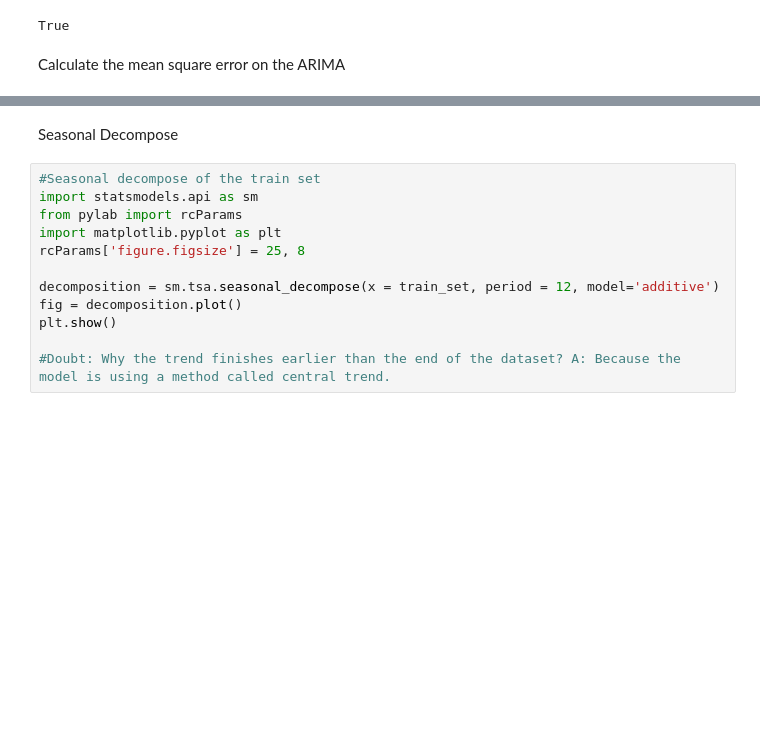
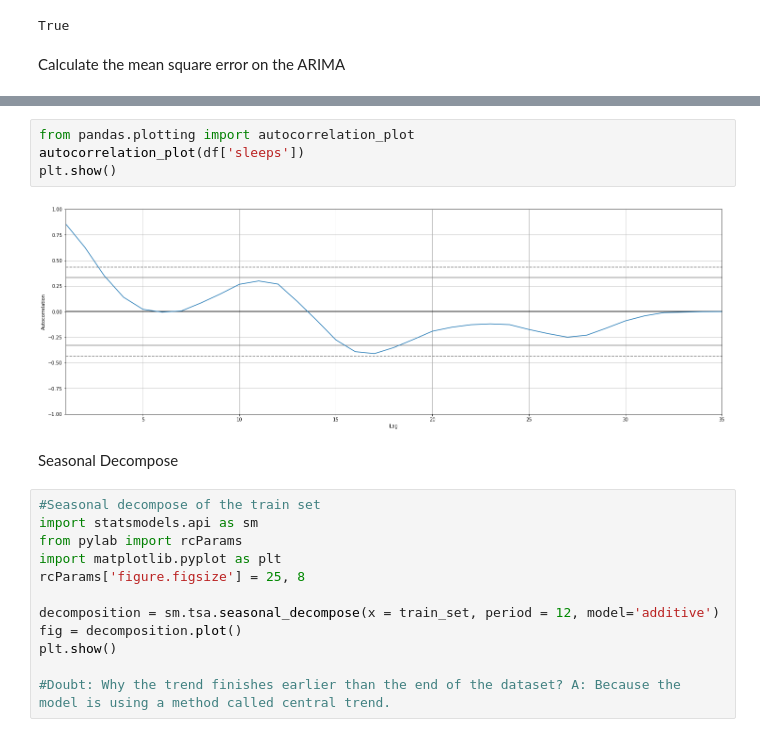
Before and after one commit to LuisaPolicarpo/Project5, a Jupyter notebook: Prediction_2022_2023_(2).ipynb, the cells around one changed output, grey strips where cells are left out. Drawn from its saved outputs; the diff is of its cells as text; blank space fills up the shorter version.

```diff
--- a/Prediction_2022_2023_(2).ipynb
+++ b/Prediction_2022_2023_(2).ipynb
@@ -108,3 +249,9 @@ evaluation_df.set_index(test_set.index)['forecast'].plot()
+# %%
+from pandas.plotting import autocorrelation_plot
+autocorrelation_plot(df['sleeps'])
+plt.show()
+# %% [output]
+[figure, added]
 # %% [markdown]
 Seasonal Decompose
 # %%
```
Also changed, not shown: parts of 28 cells of this notebook.
